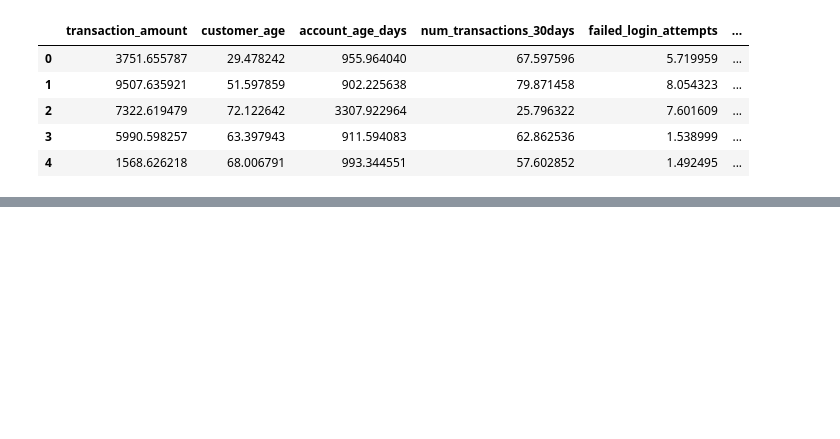
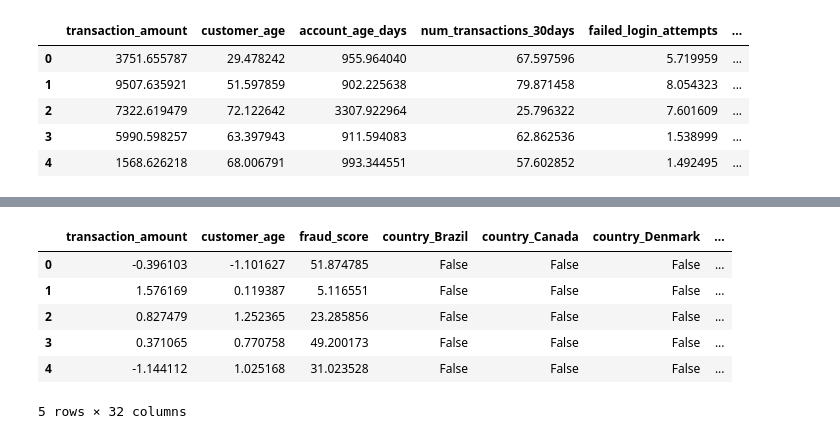
Before and after one commit to jdhova/Data-Science-Basics, a Jupyter notebook: Superviced/Multiple Linear Regression/MLR2.ipynb, the cells around one changed output, grey strips where cells are left out. Cells and saved outputs as stored; diff of their text form; code cells hidden in the pictures; blank space fills up the shorter version.

```diff
--- a/Superviced/Multiple Linear Regression/MLR2.ipynb
+++ b/Superviced/Multiple Linear Regression/MLR2.ipynb
@@ -14,0 +98,15 @@ df2.head()
+# %%
+# Z-Score Normalization: z = (x - μ) / σ
+numeric_cols = ['transaction_amount', 'customer_age']
+
+df_zscore = df_features.copy()
+
+for col in numeric_cols:
+    mean = df_zscore[col].mean()
+    std = df_zscore[col].std()
+    df_zscore[col] = (df_zscore[col] - mean) / std
+
+print("Z-Score Normalized DataFrame:")
+print(df_zscore.head(10))
+print("\nVerification - Mean (should be ~0) and Std (should be ~1):")
+print(df_zscore[numeric_cols].agg(['mean', 'std']))
@@ -14,0 +252,10 @@ df2.head()
+# %%
+df_encoded.head()
+# %% [output]
+|  | transaction_amount | customer_age | fraud_score | country_Brazil | country_Canada | country_Denmark | ... |
+| 0 | -0.396103 | -1.101627 | 51.874785 | False | False | False | ... |
+| 1 | 1.576169 | 0.119387 | 5.116551 | False | False | False | ... |
+| 2 | 0.827479 | 1.252365 | 23.285856 | False | False | False | ... |
+| 3 | 0.371065 | 0.770758 | 49.200173 | False | False | False | ... |
+| 4 | -1.144112 | 1.025168 | 31.023528 | False | False | False | ... |
+5 rows × 32 columns
```
Also changed, not shown: parts of 31 cells of this notebook.
